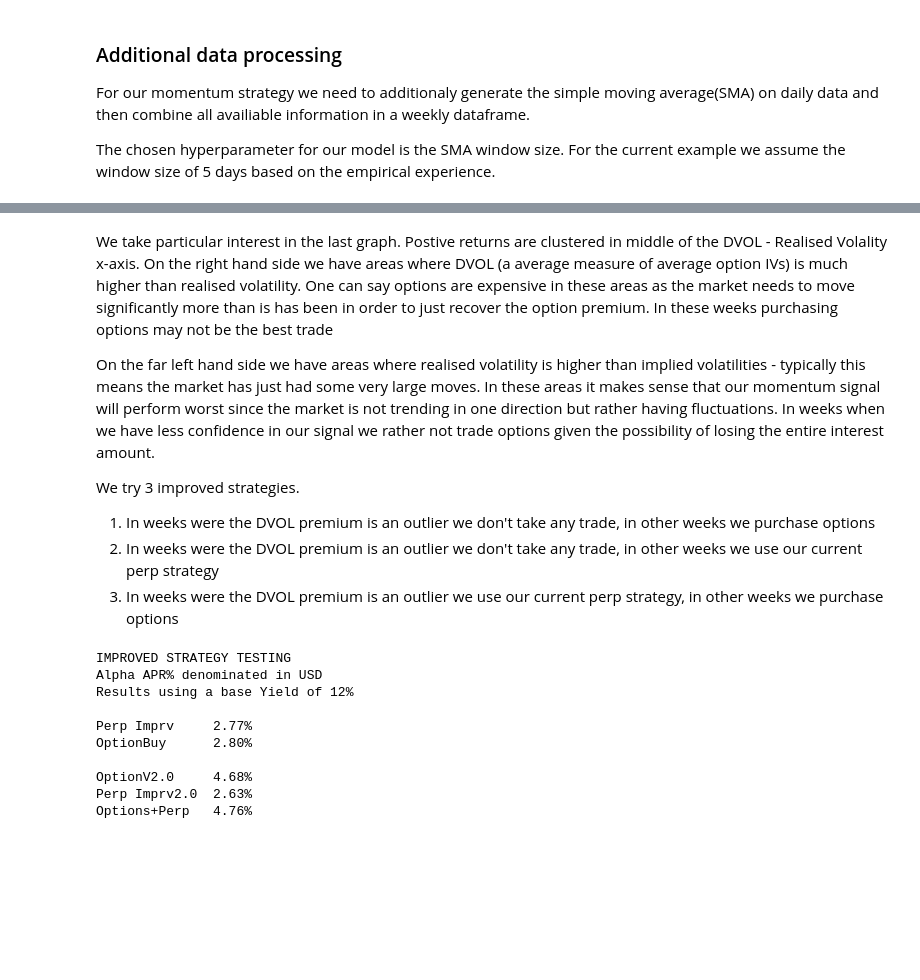
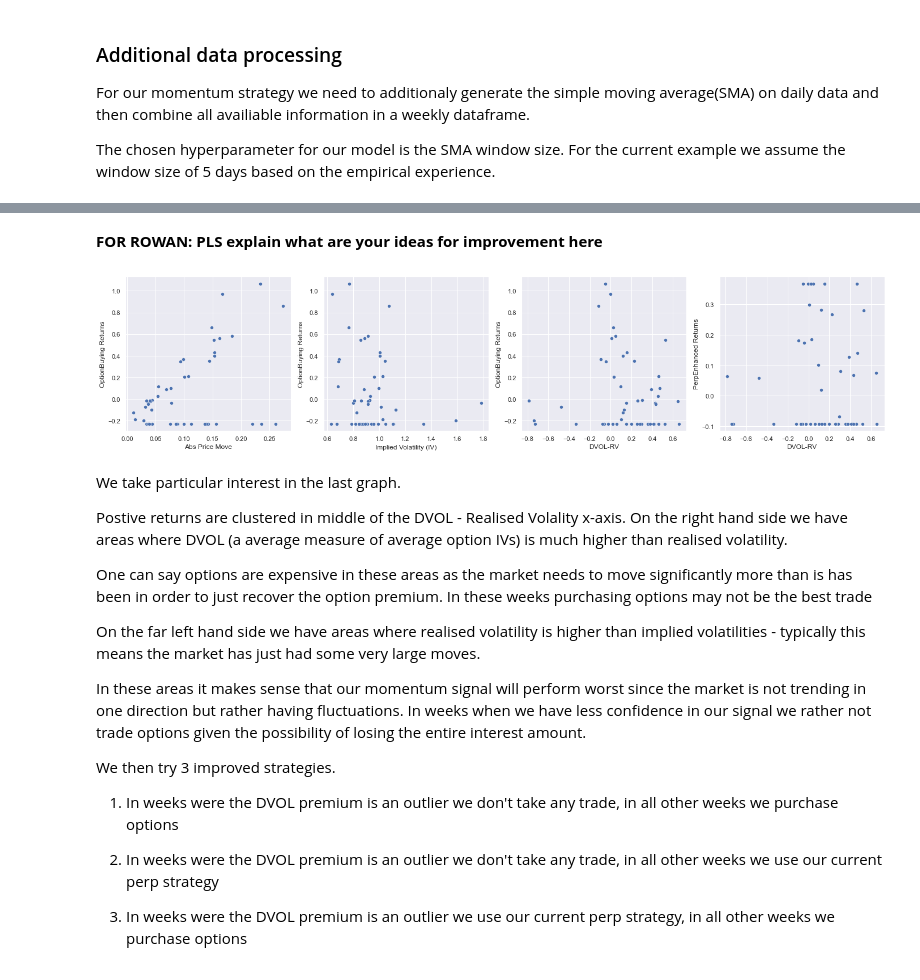
Before and after one commit to Brahma-fi/protected_moonshot_backtester, a Jupyter notebook: moonshots_vip001.ipynb, the cells around one changed output, grey strips where cells are left out. Saved outputs shown, nothing was run; the diff lists cells and outputs as text; code cells hidden in the pictures; blank space fills up the shorter version.

Commit message:
Second half of the updates for the vip notebook

```diff
--- a/moonshots_vip001.ipynb
+++ b/moonshots_vip001.ipynb
@@ -82,11 +87,11 @@ The chosen hyperparameter for our model is the SMA window size. For the current
 
 #Simple Moving Average
 
-window_size = '5d'
+window = '5d'
 
 #Calculating the moving average for vectorised momentum signal calculation
 daily_data = hourly_data.close.resample('1d',offset = '8h',label='right').last()
-moving_avg = daily_data.rolling(win).mean().shift().rename('movingAvg')
+moving_avg = daily_data.rolling(window).mean().shift().rename('movingAvg')
 
 weekly_data['moving_avg'] = moving_avg.resample('7d', offset='8h',label='left').first().shift()
 
@@ -214,12 +196,46 @@ plt.show()
+# %% [markdown]
+__FOR ROWAN: PLS explain what are your ideas for improvement here__
+# %%
+fig, axes = plt.subplots(nrows=1, ncols=4, figsize=(24,5))
+
+# Plotting the absolute price move against the option buying strategy returns
+sns.scatterplot(x=abs(weekly_data.price_change), y=option_buy.optionReturns, ax=axes[0]);
+axes[0].set_xlabel('Abs Price Move');
+axes[0].set_ylabel('OptionBuying Returns');
+
+# Plotting the Implied Volatility (IV) against the option buying strategy returns
+sns.scatterplot(x=option_buy.sigma_open, y=option_buy.optionReturns, ax=axes[1]);
+axes[1].set_xlabel('Implied Volatility (IV)');
+axes[1].set_ylabel('OptionBuying Returns');
+
+# Plotting the DVOL-RV against the option buying strategy returns
+sns.scatterplot(x=weekly_dvol.iloc[1:,:].dvol_open/100 - weekly_data.realised_vol_start, y=option_buy.optionReturns, ax=axes[2]);
+axes[2].set_xlabel('DVOL-RV');
+axes[2].set_ylabel('OptionBuying Returns');
+
+# Plotting the DVOL-RV against the enhanced perp strategy returns
+sns.scatterplot(x=weekly_dvol.iloc[1:,:].dvol_open/100 - weekly_data.realised_vol_start, y=perp_enhanced.perpReturns, ax=axes[3]);
+axes[3].set_xlabel('DVOL-RV');
+axes[3].set_ylabel('PerpEnhanced Returns');
+# %% [output]
+[figure, added]
 # %% [markdown]
-We take particular interest in the last graph. Postive returns are clustered in middle of the DVOL - Realised Volality x-axis. On the right hand side we have areas where DVOL (a average measure of average option IVs) is much higher than realised volatility. One can say options are expensive in these areas as the market needs to move significantly more than is has been in order to just recover the option premium. In these weeks purchasing options may not be the best trade
+We take particular interest in the last graph.
 
-On the far left hand side we have areas where realised volatility is higher than implied volatilities - typically this means the market has just had some very large moves. In these areas it makes sense that our momentum signal will perform worst since the market is not trending in one direction but rather having fluctuations. In weeks when we have less confidence in our signal we rather not trade options given the possibility of losing the entire interest amount.
+Postive returns are clustered in middle of the DVOL - Realised Volality x-axis. On the right hand side we have areas where DVOL (a average measure of average option IVs) is much higher than realised volatility.
 
-We try 3 improved strategies.
-1. In weeks were the DVOL premium is an outlier we don't take any trade, in other weeks we purchase options
-2. In weeks were the DVOL premium is an outlier we don't take any trade, in other weeks we use our current perp strategy
-3. In weeks were the DVOL premium is an outlier we use our current perp strategy, in other weeks we purchase options
+One can say options are expensive in these areas as the market needs to move significantly more than is has been in order to just recover the option premium. In these weeks purchasing options may not be the best trade
+
+On the far left hand side we have areas where realised volatility is higher than implied volatilities - typically this means the market has just had some very large moves.
+
+In these areas it makes sense that our momentum signal will perform worst since the market is not trending in one direction but rather having fluctuations. In weeks when we have less confidence in our signal we rather not trade options given the possibility of losing the entire interest amount.
+
+We then try 3 improved strategies.
+1. In weeks were the DVOL premium is an outlier we don't take any trade, in all other weeks we purchase options
+
+2. In weeks were the DVOL premium is an outlier we don't take any trade, in all other weeks we use our current perp strategy
+
+3. In weeks were the DVOL premium is an outlier we use our current perp strategy, in all other weeks we purchase options
 # %%
 combined_strats = pd.concat([weekly_data[['price_change','position']]
                           ,perp_enhanced['perpReturns']
@@ -231,19 +247,19 @@ combined_strats = pd.concat([weekly_data[['price_change','position']]
 
 combined_strats['iv_premium'] = combined_strats['dvol_open']-combined_strats['realised_vol_start']
 
-#we define a threshold were IV significantly varies from DVOL
+# We define a threshold were IV significantly varies from DVOL
 dvol_premium_threshold = 0.20
 
 mask_iv_prem_outlier = (combined_strats['iv_premium'] > dvol_premium_threshold) | (combined_strats['iv_premium'] < -dvol_premium_threshold)
 
 
-#first idea, when DVOL in range purchase options, otherwise do no not enter an option trade
+# Implementing the first idea, when DVOL in range purchase options, otherwise do no not enter an option trade
 combined_strats['optionsV2_0'] = np.where( mask_iv_prem_outlier,0,combined_strats['optionReturns'])
 
-#second idea, when DVOL in range current perp strategy otherwise do no not enter a perp trade
+# Implementing the second idea, when DVOL in range current perp strategy otherwise do no not enter a perp trade
 combined_strats['perpV2_0'] = np.where( mask_iv_prem_outlier,0,combined_strats['perpReturns'])
 
-#third idea, when DVOL in range purchase options, otherwise use perp strategy
+# Implementing the third idea, when DVOL in range purchase options, otherwise use perp strategy
 combined_strats['options_perp'] = np.where( mask_iv_prem_outlier,combined_strats['perpReturns'],combined_strats['optionReturns'])
 
 
@@ -251,24 +267,3 @@ num_weeks = combined_strats.shape[0]
 optionV2_0_alpha = combined_strats.optionsV2_0.sum() / (num_weeks/52)
 option_perp_alpha = combined_strats.options_perp.sum() / (num_weeks/52)
 perpV2_0_alpha = combined_strats.perpV2_0.sum() / (num_weeks/52)
-
-
-print("IMPROVED STRATEGY TESTING")
-print("Alpha APR% denominated in USD")
-print("Results using a base Yield of 12% \n")
-print("Perp Imprv     {a:2.2f}%".format(a=perp_alpha_enhanced))
-print("OptionBuy      {a:2.2f}%\n".format(a=option_buy_alpha))
-print("OptionV2.0     {a:2.2f}%".format(a=optionV2_0_alpha))
-print("Perp Imprv2.0  {a:2.2f}%".format(a=perpV2_0_alpha))
-print("Options+Perp   {a:2.2f}%".format(a=option_perp_alpha))
-# %% [output]
-IMPROVED STRATEGY TESTING
-Alpha APR% denominated in USD
-Results using a base Yield of 12%
-
-Perp Imprv     2.77%
-OptionBuy      2.80%
-
-OptionV2.0     4.68%
-Perp Imprv2.0  2.63%
-Options+Perp   4.76%
```
Also changed, not shown: parts of 17 cells of this notebook.
